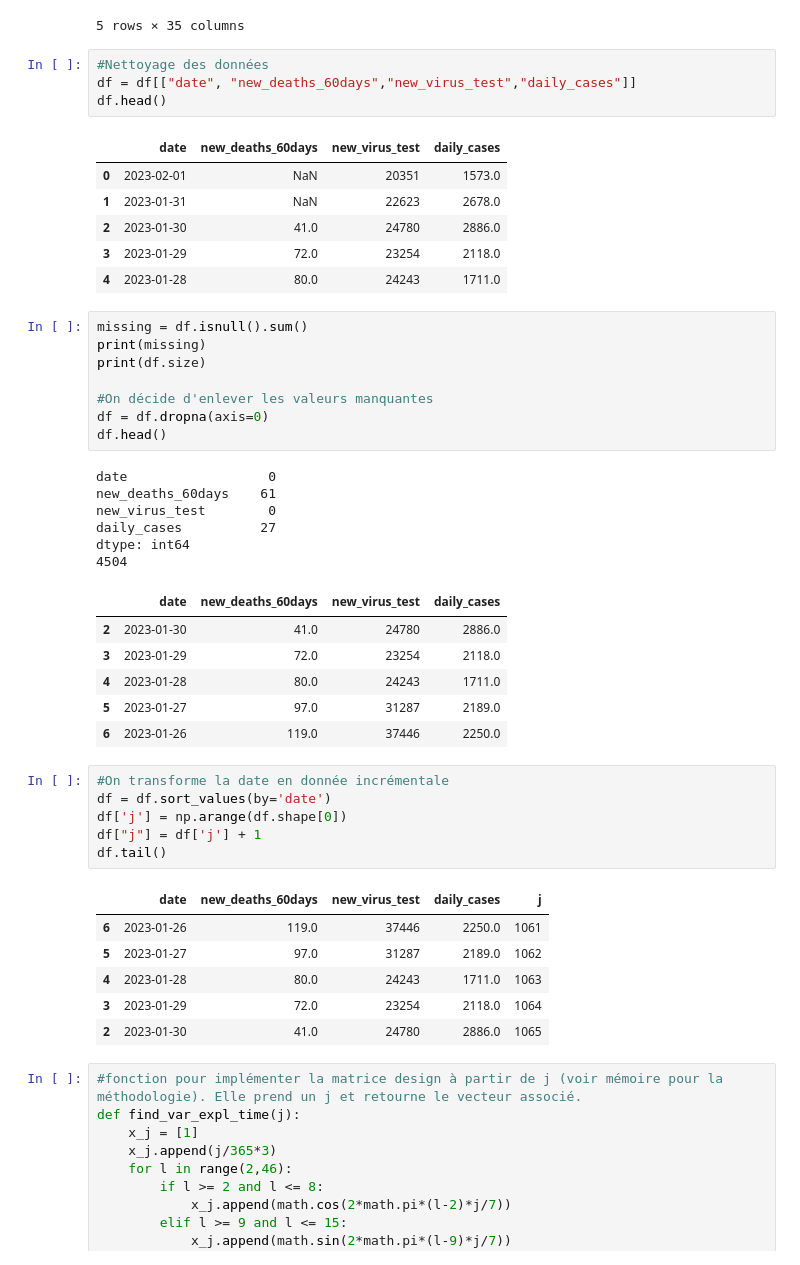
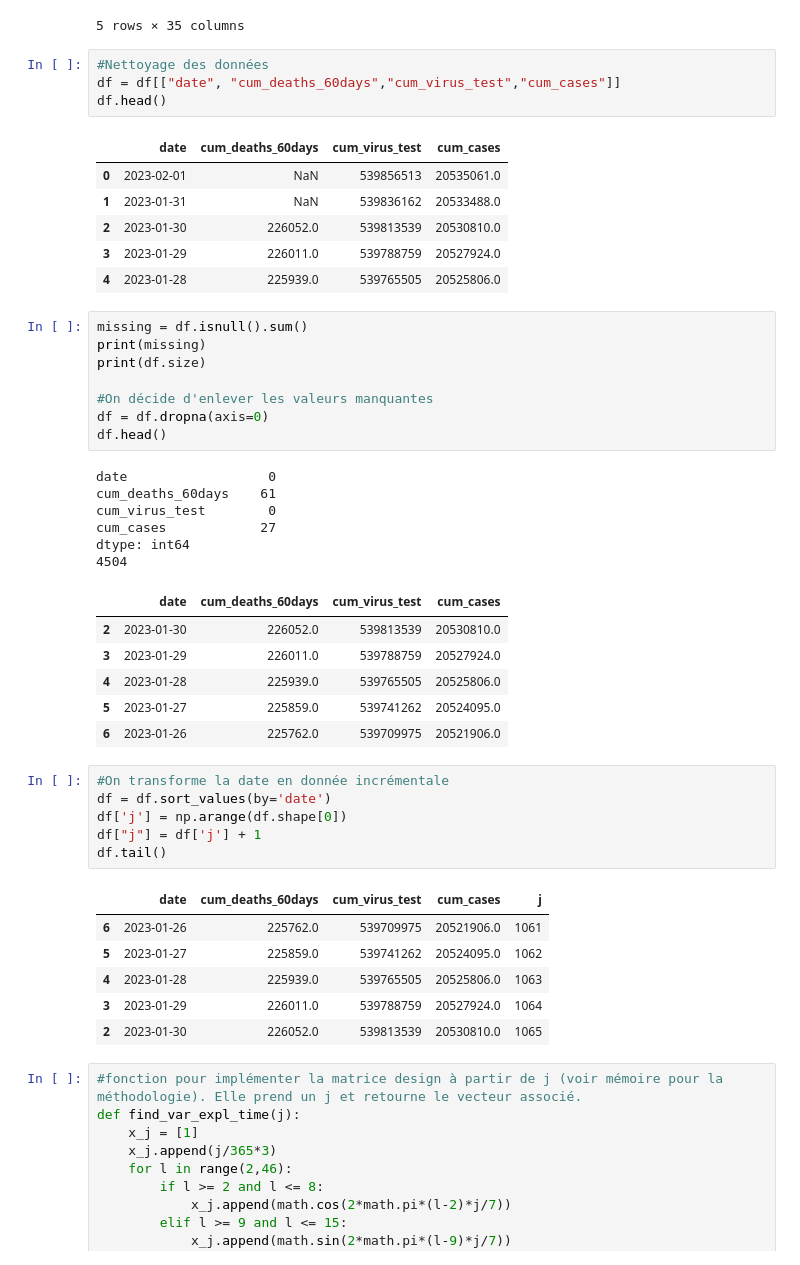
Before and after one commit to Jeremstar/business_is_business, a Jupyter notebook: Séminaire-Copy1.ipynb, the cells around one changed output. Cells and saved outputs as stored; diff of their text form.

```diff
--- a/Séminaire-Copy1.ipynb
+++ b/Séminaire-Copy1.ipynb
@@ -46,15 +25,15 @@ df.head()
 5 rows × 35 columns
 # %%
 #Nettoyage des données
-df = df[["date", "new_deaths_60days","new_virus_test","daily_cases"]]
+df = df[["date", "cum_deaths_60days","cum_virus_test","cum_cases"]]
 df.head()
 # %% [output]
-|  | date | new_deaths_60days | new_virus_test | daily_cases |
-| 0 | 2023-02-01 | NaN | 20351 | 1573.0 |
-| 1 | 2023-01-31 | NaN | 22623 | 2678.0 |
-| 2 | 2023-01-30 | 41.0 | 24780 | 2886.0 |
-| 3 | 2023-01-29 | 72.0 | 23254 | 2118.0 |
-| 4 | 2023-01-28 | 80.0 | 24243 | 1711.0 |
+|  | date | cum_deaths_60days | cum_virus_test | cum_cases |
+| 0 | 2023-02-01 | NaN | 539856513 | 20535061.0 |
+| 1 | 2023-01-31 | NaN | 539836162 | 20533488.0 |
+| 2 | 2023-01-30 | 226052.0 | 539813539 | 20530810.0 |
+| 3 | 2023-01-29 | 226011.0 | 539788759 | 20527924.0 |
+| 4 | 2023-01-28 | 225939.0 | 539765505 | 20525806.0 |
 # %%
 missing = df.isnull().sum()
 print(missing)
@@ -65,17 +44,17 @@ df = df.dropna(axis=0)
 df.head()
 # %% [output]
 date                  0
-new_deaths_60days    61
-new_virus_test        0
-daily_cases          27
+cum_deaths_60days    61
+cum_virus_test        0
+cum_cases            27
 dtype: int64
 4504
-|  | date | new_deaths_60days | new_virus_test | daily_cases |
-| 2 | 2023-01-30 | 41.0 | 24780 | 2886.0 |
-| 3 | 2023-01-29 | 72.0 | 23254 | 2118.0 |
-| 4 | 2023-01-28 | 80.0 | 24243 | 1711.0 |
-| 5 | 2023-01-27 | 97.0 | 31287 | 2189.0 |
-| 6 | 2023-01-26 | 119.0 | 37446 | 2250.0 |
+|  | date | cum_deaths_60days | cum_virus_test | cum_cases |
+| 2 | 2023-01-30 | 226052.0 | 539813539 | 20530810.0 |
+| 3 | 2023-01-29 | 226011.0 | 539788759 | 20527924.0 |
+| 4 | 2023-01-28 | 225939.0 | 539765505 | 20525806.0 |
+| 5 | 2023-01-27 | 225859.0 | 539741262 | 20524095.0 |
+| 6 | 2023-01-26 | 225762.0 | 539709975 | 20521906.0 |
 # %%
 #On transforme la date en donnée incrémentale
 df = df.sort_values(by='date')
@@ -83,12 +62,12 @@ df['j'] = np.arange(df.shape[0])
 df["j"] = df['j'] + 1
 df.tail()
 # %% [output]
-|  | date | new_deaths_60days | new_virus_test | daily_cases | j |
-| 6 | 2023-01-26 | 119.0 | 37446 | 2250.0 | 1061 |
-| 5 | 2023-01-27 | 97.0 | 31287 | 2189.0 | 1062 |
-| 4 | 2023-01-28 | 80.0 | 24243 | 1711.0 | 1063 |
-| 3 | 2023-01-29 | 72.0 | 23254 | 2118.0 | 1064 |
-| 2 | 2023-01-30 | 41.0 | 24780 | 2886.0 | 1065 |
+|  | date | cum_deaths_60days | cum_virus_test | cum_cases | j |
+| 6 | 2023-01-26 | 225762.0 | 539709975 | 20521906.0 | 1061 |
+| 5 | 2023-01-27 | 225859.0 | 539741262 | 20524095.0 | 1062 |
+| 4 | 2023-01-28 | 225939.0 | 539765505 | 20525806.0 | 1063 |
+| 3 | 2023-01-29 | 226011.0 | 539788759 | 20527924.0 | 1064 |
+| 2 | 2023-01-30 | 226052.0 | 539813539 | 20530810.0 | 1065 |
 # %%
 #fonction pour implémenter la matrice design à partir de j (voir mémoire pour la méthodologie). Elle prend un j et retourne le vecteur associé.
 def find_var_expl_time(j):
```
Also changed, not shown: parts of 3 cells of this notebook.
